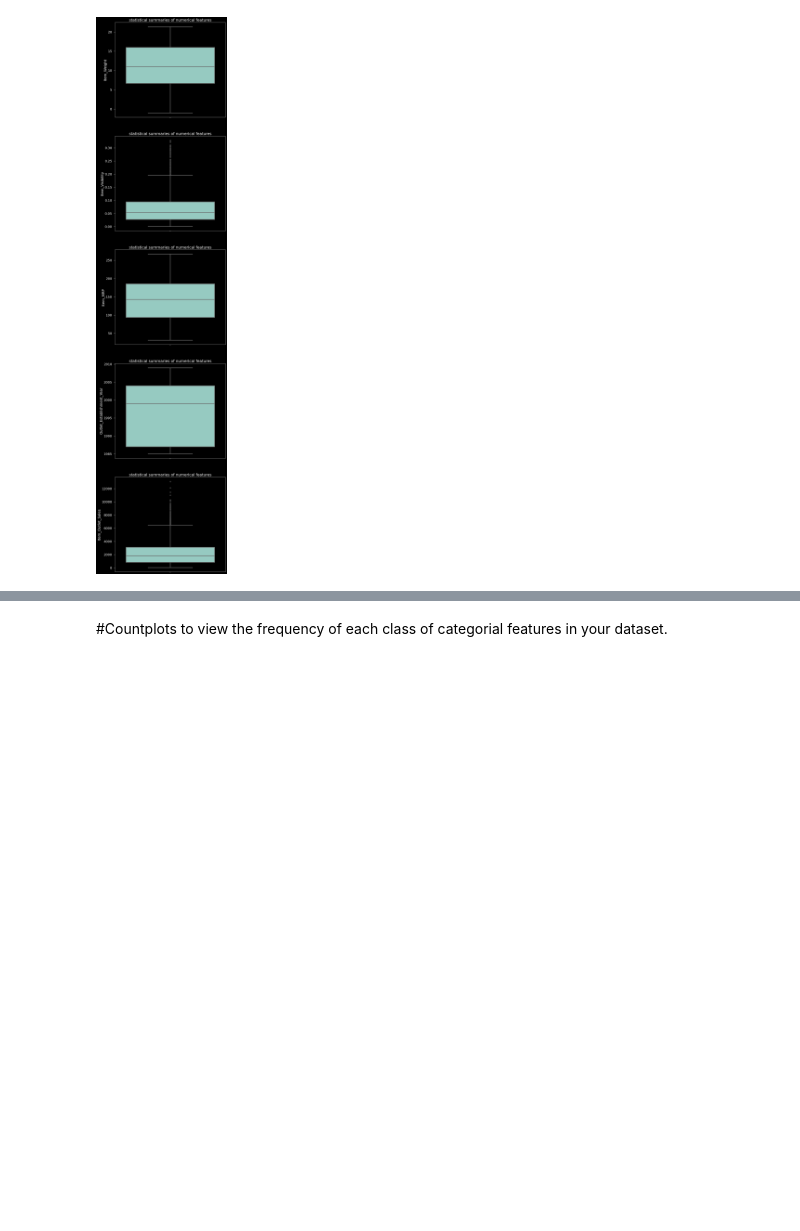
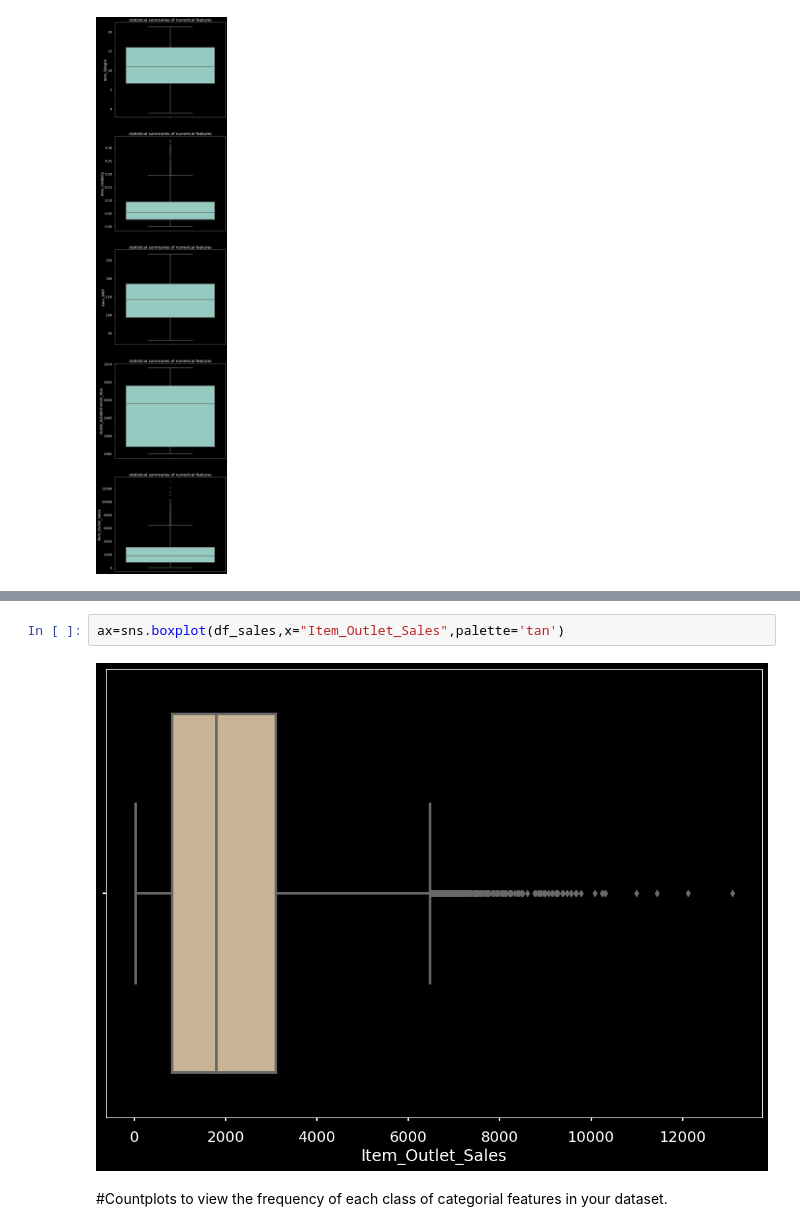
Before and after one commit to Al-Tayeb96/Prediction-of-Product-Sales, a Jupyter notebook: Prediction_of_Product_Sales.ipynb, the cells around one changed output, grey strips where cells are left out. Cells and saved outputs as stored; diff of their text form; blank space fills up the shorter version.

```diff
--- a/Prediction_of_Product_Sales.ipynb
+++ b/Prediction_of_Product_Sales.ipynb
@@ -311,3 +335,7 @@ for cols in num_cols:
+# %%
+ax=sns.boxplot(df_sales,x="Item_Outlet_Sales",palette='tan')
+# %% [output]
+[figure, added]
 # %% [markdown]
 #Countplots to view the frequency of each class of categorial features in your dataset.
 # %%
```
Also changed, not shown: parts of 3 cells of this notebook.
